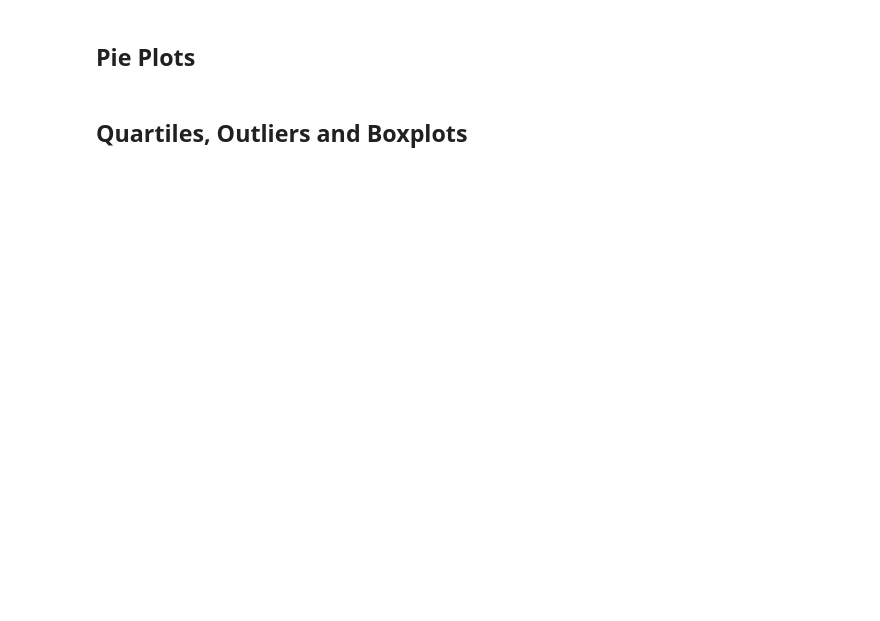
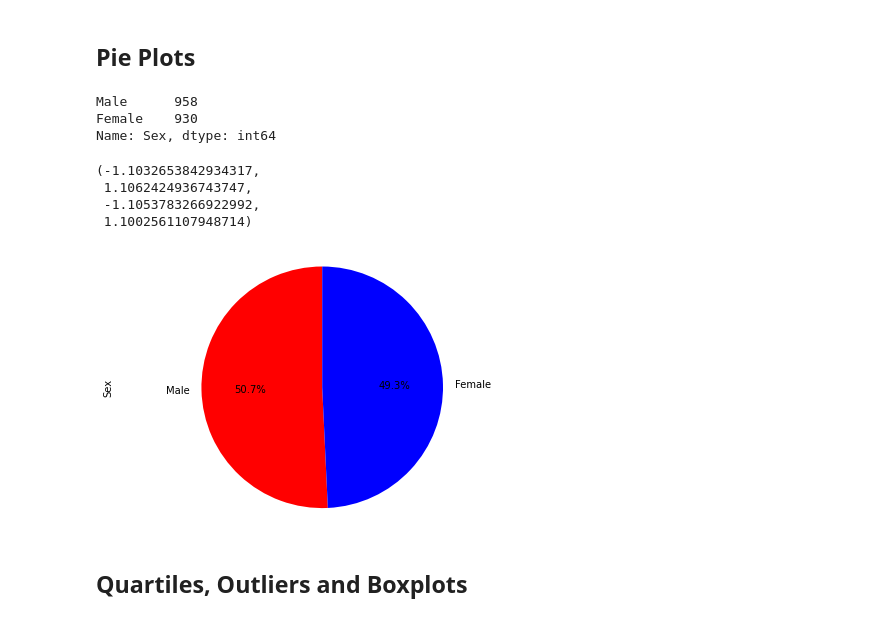
Before and after one commit to Mlara73/Pymaceuticals-Visualization, a Jupyter notebook: Pymaceuticals/pymaceuticals_starter.ipynb, the cells around one changed output. Cells and saved outputs as stored; diff of their text form; code cells hidden in the pictures; blank space fills up the shorter version.

```diff
--- a/Pymaceuticals/pymaceuticals_starter.ipynb
+++ b/Pymaceuticals/pymaceuticals_starter.ipynb
@@ -128,4 +232,22 @@ standard_errors_2
 # %% [markdown]
 ## Pie Plots
+# %%
+#distribution of female versus male mice
+sex_distribution= clean_mouse_df["Sex"].value_counts()
+sex_distribution
+# %% [output]
+Male      958
+Female    930
+Name: Sex, dtype: int64
 # %%
 # Generate a pie plot showing the distribution of female versus male mice using pandas
+colors=["red","blue"]
+sex_distribution.plot(kind="pie",autopct='%1.1f%%',startangle=90,colors=colors)
+plt.tight_layout()
+plt.axis("equal")
+# %% [output]
+(-1.1032653842934317,
+ 1.1062424936743747,
+ -1.1053783266922992,
+ 1.1002561107948714)
+[figure, added]
```
Also changed, not shown: parts of 12 cells of this notebook, 1 other file.
